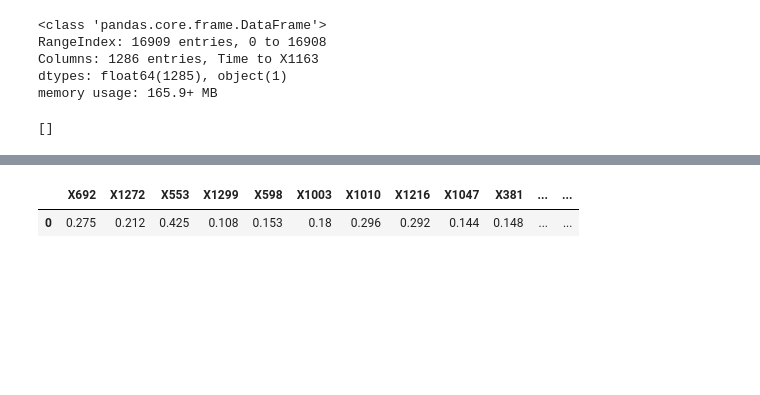
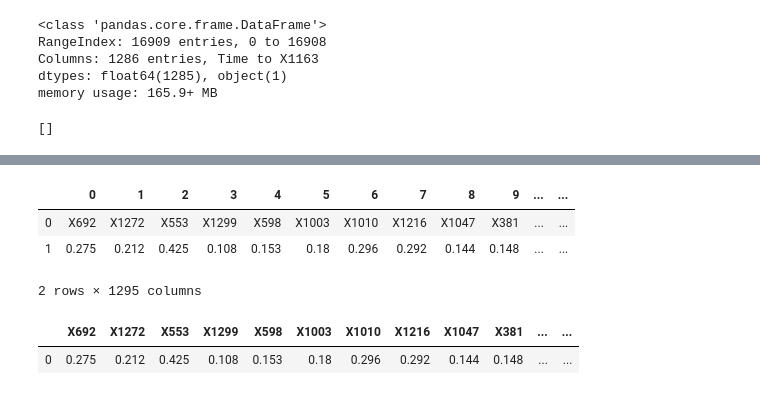
Before and after one commit to noc1992/Python_alone, a Jupyter notebook: Dacon_Proj/Dacon.ipynb, the cells around one changed output, grey strips where cells are left out. Cells and saved outputs as stored; diff of their text form; code cells hidden in the pictures; blank space fills up the shorter version.

```diff
--- a/Dacon_Proj/Dacon.ipynb
+++ b/Dacon_Proj/Dacon.ipynb
@@ -96,6 +94,13 @@ val_t = val_d.T
 mode2.to_csv('mode1.csv', header=False, index=False)
 # %%
 mode2 = pd.concat([col_t , val_t])
+# %%
+mode2
+# %% [output]
+|  | 0 | 1 | 2 | 3 | 4 | 5 | 6 | 7 | 8 | 9 | ... | ... |
+| 0 | X692 | X1272 | X553 | X1299 | X598 | X1003 | X1010 | X1216 | X1047 | X381 | ... | ... |
+| 1 | 0.275 | 0.212 | 0.425 | 0.108 | 0.153 | 0.18 | 0.296 | 0.292 | 0.144 | 0.148 | ... | ... |
+2 rows × 1295 columns
 # %%
 mode2 = mode2.reset_index(drop=True)
 # %%
```
Also changed, not shown: parts of 4 cells of this notebook, 1 other file.
